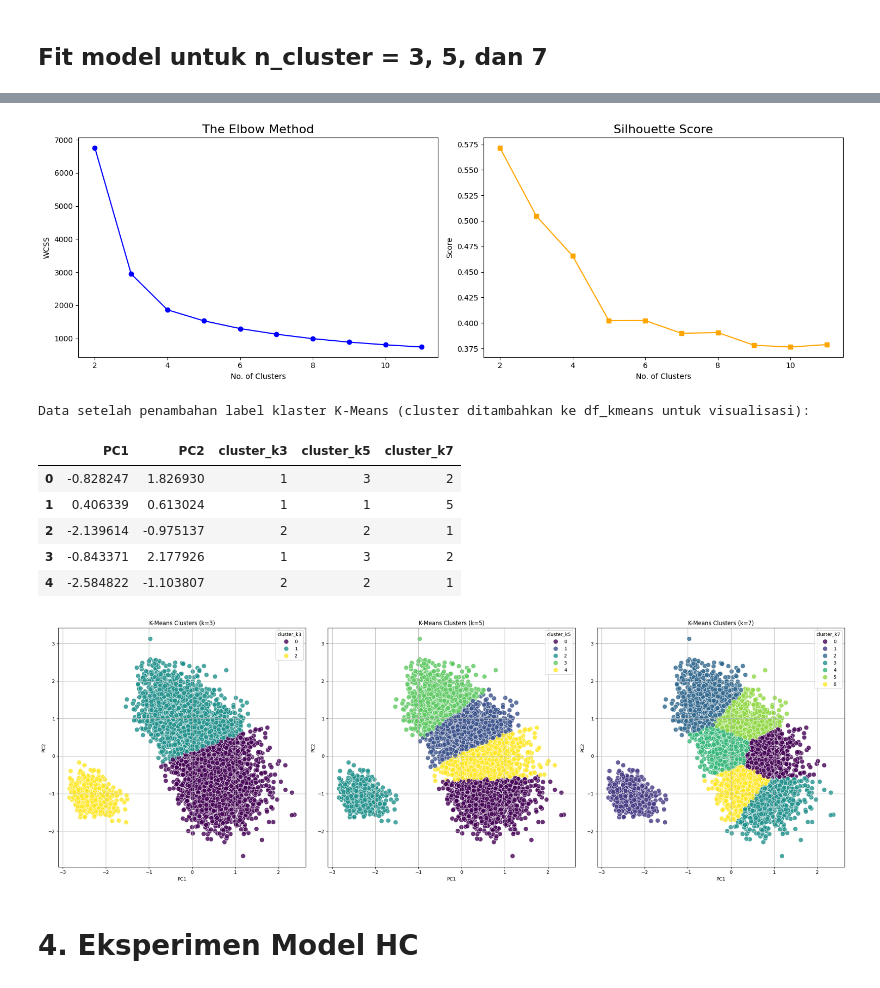
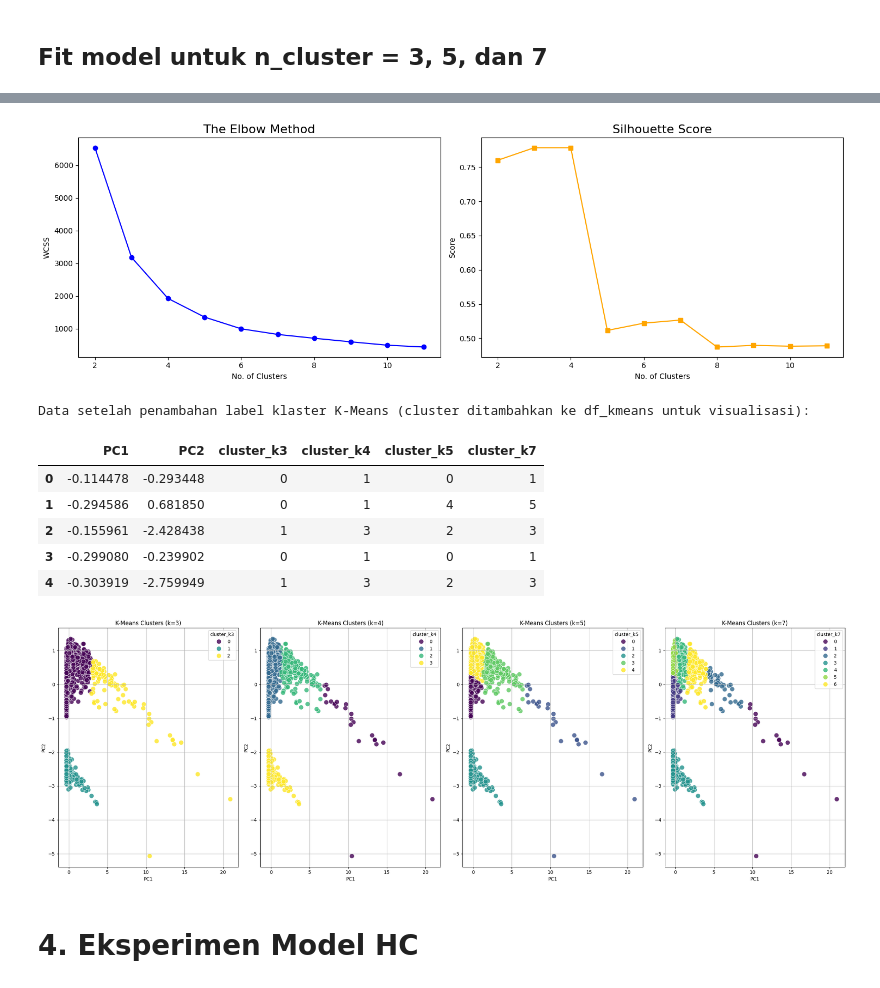
Before and after one commit to hisyamssyr/unsupervised-learning, a Jupyter notebook: Pembelajaran_Mesin_Tugas_1.ipynb, the cells around one changed output, grey strips where cells are left out. Saved outputs shown, nothing was run; the diff lists cells and outputs as text; code cells hidden in the pictures.

```diff
--- a/Pembelajaran_Mesin_Tugas_1.ipynb
+++ b/Pembelajaran_Mesin_Tugas_1.ipynb
@@ -178,7 +178,7 @@ sns.heatmap(df_clean.corr(), cmap="YlGnBu", annot=True)
 ## Reduksi Menggunakan PCA
 # %%
 pca = PCA(n_components=2)
-df_pca = pca.fit_transform(df_scaled)
+df_pca = pca.fit_transform(df_clean)
 df_pca = pd.DataFrame(df_pca, columns=["PC1", "PC2"])
 print("PCA explained variance ratio:\n", " ".join(map("{:.3f}".format, pca.explained_variance_ratio_)))
 # %% [output]
@@ -254,11 +254,15 @@ axes[1].set_ylabel('Score')
 plt.tight_layout()
 plt.show()
 # %% [output]
-[figure, old version]
+[figure, new version]
 # %%
 k = 3
 kmeans = KMeans(n_clusters=k, init ='k-means++', random_state=42, n_init=10)
 clusters_k3 = kmeans.fit_predict(df_kmeans)
+
+k = 4
+kmeans = KMeans(n_clusters=k, init ='k-means++', random_state=42, n_init=10)
+clusters_k4 = kmeans.fit_predict(df_kmeans)
 
 k = 5
 kmeans = KMeans(n_clusters=k, init ='k-means++', random_state=42, n_init=10)
@@ -269,6 +273,7 @@ kmeans = KMeans(n_clusters=k, init ='k-means++', random_state=42, n_init=10)
 clusters_k7 = kmeans.fit_predict(df_kmeans)
 # %%
 df_kmeans['cluster_k3'] = clusters_k3
+df_kmeans['cluster_k4'] = clusters_k4
 df_kmeans['cluster_k5'] = clusters_k5
 df_kmeans['cluster_k7'] = clusters_k7
 
@@ -276,37 +281,43 @@ print(f"Data setelah penambahan label klaster K-Means (cluster ditambahkan ke df
 display(df_kmeans.head())
 # %% [output]
 Data setelah penambahan label klaster K-Means (cluster ditambahkan ke df_kmeans untuk visualisasi):
-|  | PC1 | PC2 | cluster_k3 | cluster_k5 | cluster_k7 |
-| 0 | -0.828247 | 1.826930 | 1 | 3 | 2 |
-| 1 | 0.406339 | 0.613024 | 1 | 1 | 5 |
-| 2 | -2.139614 | -0.975137 | 2 | 2 | 1 |
-| 3 | -0.843371 | 2.177926 | 1 | 3 | 2 |
-| 4 | -2.584822 | -1.103807 | 2 | 2 | 1 |
+|  | PC1 | PC2 | cluster_k3 | cluster_k4 | cluster_k5 | cluster_k7 |
+| 0 | -0.114478 | -0.293448 | 0 | 1 | 0 | 1 |
+| 1 | -0.294586 | 0.681850 | 0 | 1 | 4 | 5 |
+| 2 | -0.155961 | -2.428438 | 1 | 3 | 2 | 3 |
+| 3 | -0.299080 | -0.239902 | 0 | 1 | 0 | 1 |
+| 4 | -0.303919 | -2.759949 | 1 | 3 | 2 | 3 |
 # %%
-fig, axes = plt.subplots(1, 3, figsize=(24, 8))
+fig, axes = plt.subplots(1, 4, figsize=(24, 8))
 
 sns.scatterplot(x='PC1', y='PC2', hue='cluster_k3', data=df_kmeans, palette='viridis', s=100, alpha=0.8, ax=axes[0])
 axes[0].set_title('K-Means Clusters (k=3)')
 axes[0].set_xlabel('PC1')
 axes[0].set_ylabel('PC2')
 axes[0].grid(True)
 
-sns.scatterplot(x='PC1', y='PC2', hue='cluster_k5', data=df_kmeans, palette='viridis', s=100, alpha=0.8, ax=axes[1])
-axes[1].set_title('K-Means Clusters (k=5)')
+sns.scatterplot(x='PC1', y='PC2', hue='cluster_k4', data=df_kmeans, palette='viridis', s=100, alpha=0.8, ax=axes[1])
+axes[1].set_title('K-Means Clusters (k=4)')
 axes[1].set_xlabel('PC1')
 axes[1].set_ylabel('PC2')
 axes[1].grid(True)
 
-sns.scatterplot(x='PC1', y='PC2', hue='cluster_k7', data=df_kmeans, palette='viridis', s=100, alpha=0.8, ax=axes[2])
-axes[2].set_title('K-Means Clusters (k=7)')
+sns.scatterplot(x='PC1', y='PC2', hue='cluster_k5', data=df_kmeans, palette='viridis', s=100, alpha=0.8, ax=axes[2])
+axes[2].set_title('K-Means Clusters (k=5)')
 axes[2].set_xlabel('PC1')
 axes[2].set_ylabel('PC2')
 axes[2].grid(True)
 
+sns.scatterplot(x='PC1', y='PC2', hue='cluster_k7', data=df_kmeans, palette='viridis', s=100, alpha=0.8, ax=axes[3])
+axes[3].set_title('K-Means Clusters (k=7)')
+axes[3].set_xlabel('PC1')
+axes[3].set_ylabel('PC2')
+axes[3].grid(True)
+
 plt.tight_layout()
 plt.show()
 # %% [output]
-[figure, old version]
+[figure, new version]
 # %% [markdown]
 # 4. Eksperimen Model HC
 # %%
```
Also changed, not shown: parts of 12 cells of this notebook.
